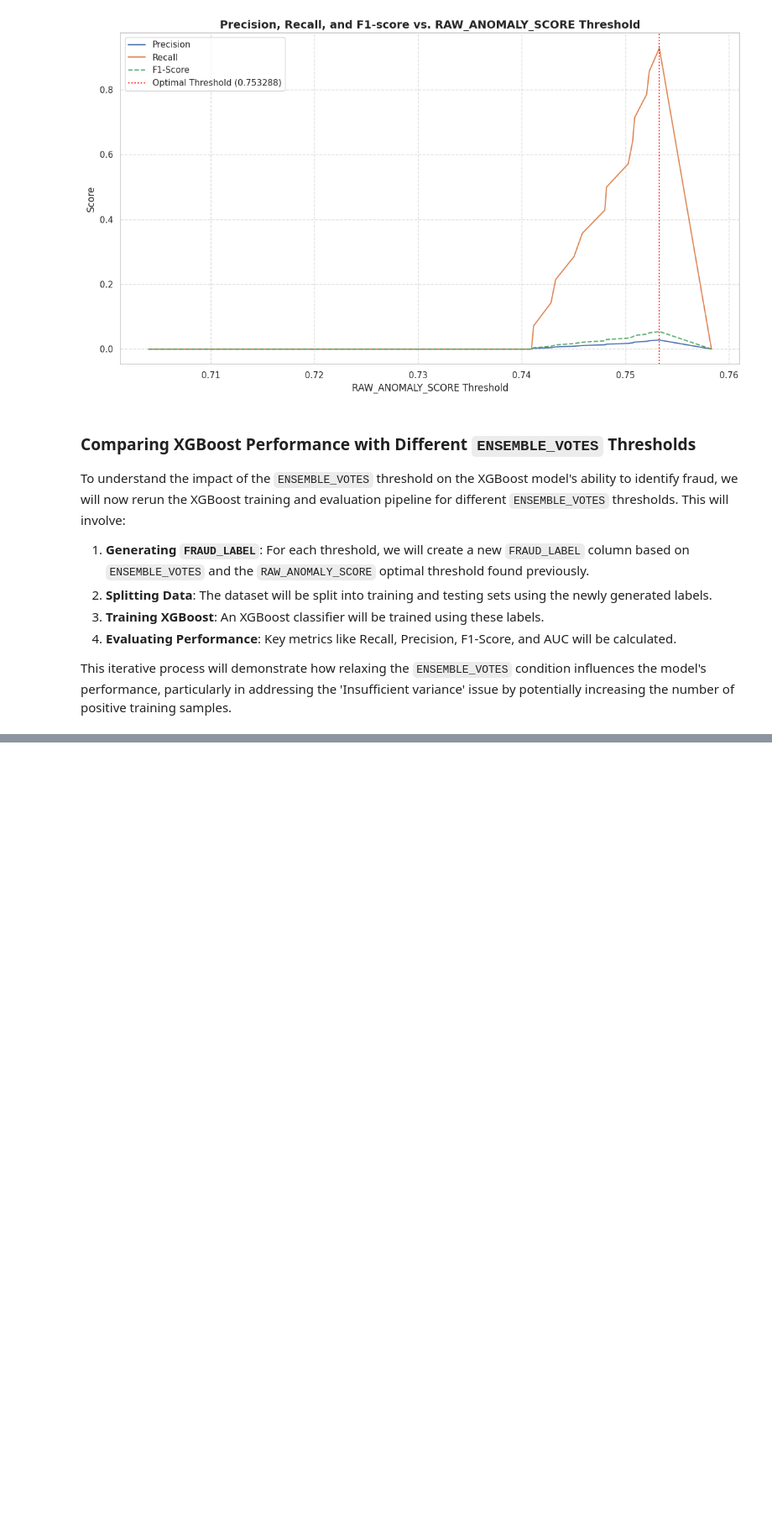
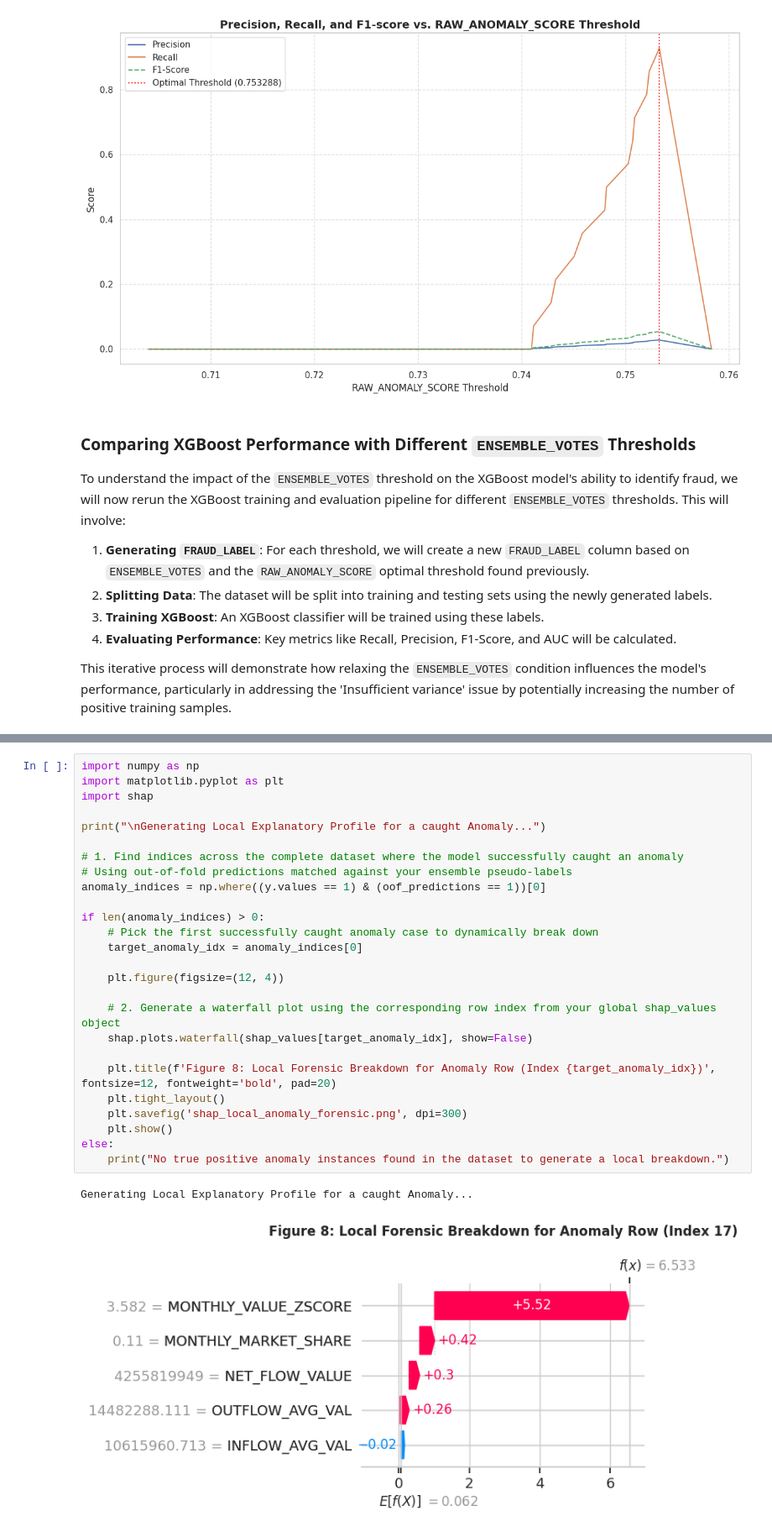
Before and after one commit to RobertDS-45/Money_Remmitence_analysis, a Jupyter notebook: Bot_Money_remmitence_analysis.ipynb, the cells around one changed output, grey strips where cells are left out. Shown at 84% size. Cells and saved outputs as stored; diff of their text form; blank space fills up the shorter version.

```diff
--- a/Bot_Money_remmitence_analysis.ipynb
+++ b/Bot_Money_remmitence_analysis.ipynb
@@ -2522,0 +1034,29 @@ NameError: name 'final_df' is not defined
+# %%
+import numpy as np
+import matplotlib.pyplot as plt
+import shap
+
+print("\nGenerating Local Explanatory Profile for a caught Anomaly...")
+
+# 1. Find indices across the complete dataset where the model successfully caught an anomaly
+# Using out-of-fold predictions matched against your ensemble pseudo-labels
+anomaly_indices = np.where((y.values == 1) & (oof_predictions == 1))[0]
+
+if len(anomaly_indices) > 0:
+    # Pick the first successfully caught anomaly case to dynamically break down
+    target_anomaly_idx = anomaly_indices[0]
+
+    plt.figure(figsize=(12, 4))
+
+    # 2. Generate a waterfall plot using the corresponding row index from your global shap_values object
+    shap.plots.waterfall(shap_values[target_anomaly_idx], show=False)
+
+    plt.title(f'Figure 8: Local Forensic Breakdown for Anomaly Row (Index {target_anomaly_idx})', fontsize=12, fontweight='bold', pad=20)
+    plt.tight_layout()
+    plt.savefig('shap_local_anomaly_forensic.png', dpi=300)
+    plt.show()
+else:
+    print("No true positive anomaly instances found in the dataset to generate a local breakdown.")
+# %% [output]
+Generating Local Explanatory Profile for a caught Anomaly...
+[figure, added]
```
Also changed, not shown: parts of 60 cells of this notebook.
